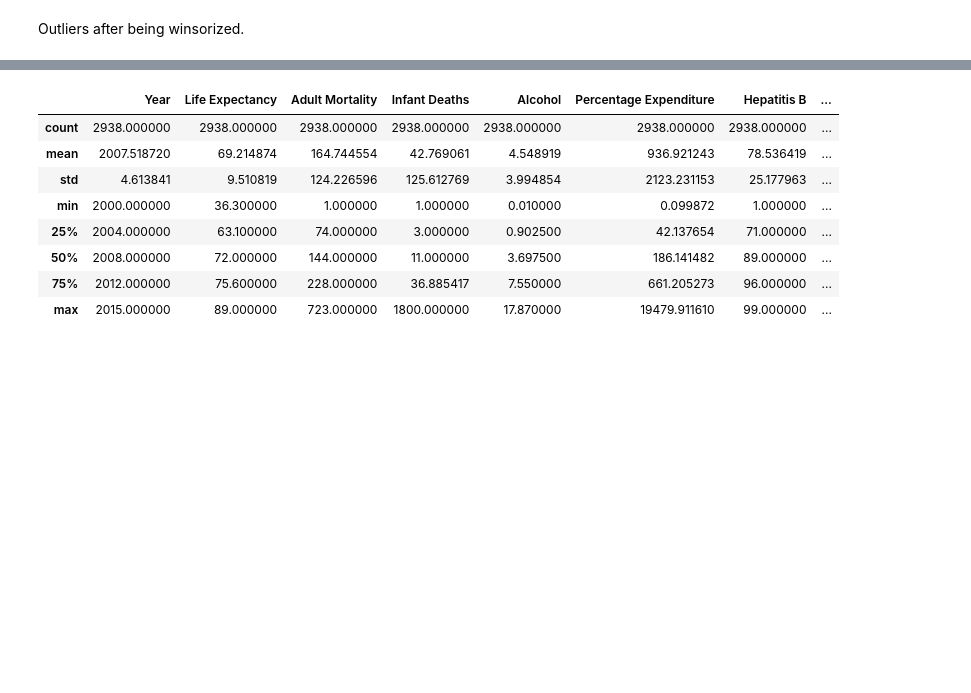
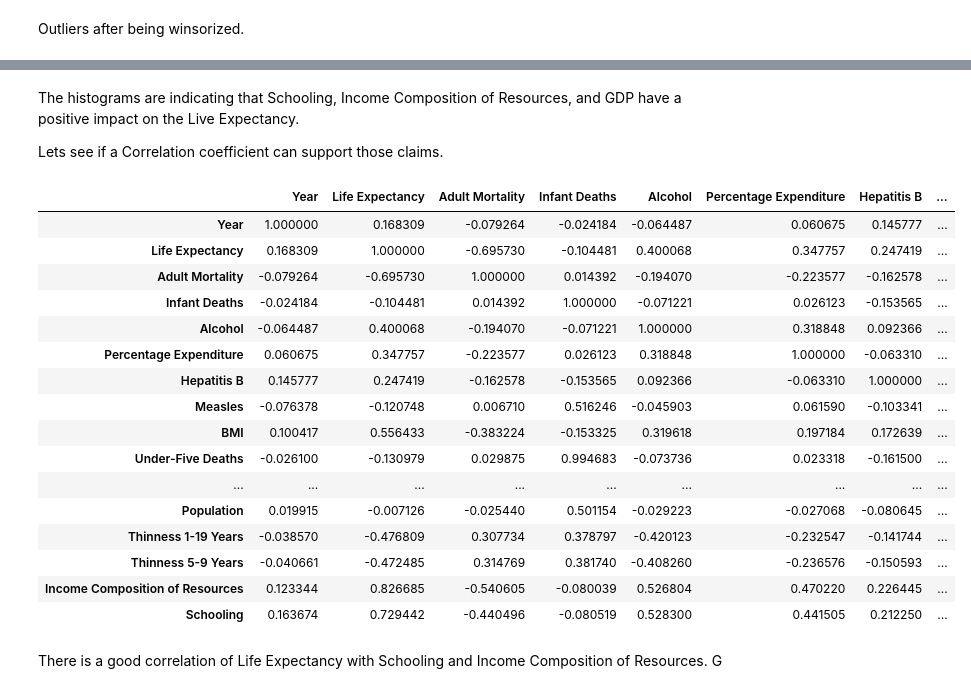
Before and after one commit to Taslack/Thinkful, a Jupyter notebook: Module 16/Checkpoint 10/Challenge.ipynb, the cells around one changed output, grey strips where cells are left out. Saved outputs shown, nothing was run; the diff lists cells and outputs as text; code cells hidden in the pictures; blank space fills up the shorter version.

```diff
--- a/Module 16/Checkpoint 10/Challenge.ipynb
+++ b/Module 16/Checkpoint 10/Challenge.ipynb
@@ -283,0 +293,3 @@ Schooling Score Threshold: 4.5  Outliers: 0
+# %%
+pd.set_option('max_rows', None)
+df2[['Country', 'Year', 'Total Expenditure', 'GDP']]
@@ -284,12 +348,26 @@ Schooling Score Threshold: 4.5  Outliers: 0
+# %% [markdown]
+The histograms are indicating that Schooling, Income Composition of Resources, and GDP have a positive impact on the Live Expectancy.
+
+Lets see if a Correlation coefficient can support those claims.
 # %%
-df2.describe()
+df2.corr()
 # %% [output]
 |  | Year | Life Expectancy | Adult Mortality | Infant Deaths | Alcohol | Percentage Expenditure | Hepatitis B | ... |
-| count | 2938.000000 | 2938.000000 | 2938.000000 | 2938.000000 | 2938.000000 | 2938.000000 | 2938.000000 | ... |
-| mean | 2007.518720 | 69.214874 | 164.744554 | 42.769061 | 4.548919 | 936.921243 | 78.536419 | ... |
-| std | 4.613841 | 9.510819 | 124.226596 | 125.612769 | 3.994854 | 2123.231153 | 25.177963 | ... |
-| min | 2000.000000 | 36.300000 | 1.000000 | 1.000000 | 0.010000 | 0.099872 | 1.000000 | ... |
-| 25% | 2004.000000 | 63.100000 | 74.000000 | 3.000000 | 0.902500 | 42.137654 | 71.000000 | ... |
-| 50% | 2008.000000 | 72.000000 | 144.000000 | 11.000000 | 3.697500 | 186.141482 | 89.000000 | ... |
-| 75% | 2012.000000 | 75.600000 | 228.000000 | 36.885417 | 7.550000 | 661.205273 | 96.000000 | ... |
-| max | 2015.000000 | 89.000000 | 723.000000 | 1800.000000 | 17.870000 | 19479.911610 | 99.000000 | ... |
+| Year | 1.000000 | 0.168309 | -0.079264 | -0.024184 | -0.064487 | 0.060675 | 0.145777 | ... |
+| Life Expectancy | 0.168309 | 1.000000 | -0.695730 | -0.104481 | 0.400068 | 0.347757 | 0.247419 | ... |
+| Adult Mortality | -0.079264 | -0.695730 | 1.000000 | 0.014392 | -0.194070 | -0.223577 | -0.162578 | ... |
+| Infant Deaths | -0.024184 | -0.104481 | 0.014392 | 1.000000 | -0.071221 | 0.026123 | -0.153565 | ... |
+| Alcohol | -0.064487 | 0.400068 | -0.194070 | -0.071221 | 1.000000 | 0.318848 | 0.092366 | ... |
+| Percentage Expenditure | 0.060675 | 0.347757 | -0.223577 | 0.026123 | 0.318848 | 1.000000 | -0.063310 | ... |
+| Hepatitis B | 0.145777 | 0.247419 | -0.162578 | -0.153565 | 0.092366 | -0.063310 | 1.000000 | ... |
+| Measles | -0.076378 | -0.120748 | 0.006710 | 0.516246 | -0.045903 | 0.061590 | -0.103341 | ... |
+| BMI | 0.100417 | 0.556433 | -0.383224 | -0.153325 | 0.319618 | 0.197184 | 0.172639 | ... |
+| Under-Five Deaths | -0.026100 | -0.130979 | 0.029875 | 0.994683 | -0.073736 | 0.023318 | -0.161500 | ... |
+| ... | ... | ... | ... | ... | ... | ... | ... | ... |
+| Population | 0.019915 | -0.007126 | -0.025440 | 0.501154 | -0.029223 | -0.027068 | -0.080645 | ... |
+| Thinness 1-19 Years | -0.038570 | -0.476809 | 0.307734 | 0.378797 | -0.420123 | -0.232547 | -0.141744 | ... |
+| Thinness 5-9 Years | -0.040661 | -0.472485 | 0.314769 | 0.381740 | -0.408260 | -0.236576 | -0.150593 | ... |
+| Income Composition of Resources | 0.123344 | 0.826685 | -0.540605 | -0.080039 | 0.526804 | 0.470220 | 0.226445 | ... |
+| Schooling | 0.163674 | 0.729442 | -0.440496 | -0.080519 | 0.528300 | 0.441505 | 0.212250 | ... |
+# %% [markdown]
+There is a good correlation of Life Expectancy with Schooling and Income Composition of Resources.  G
```
Also changed, not shown: parts of 12 cells of this notebook.
